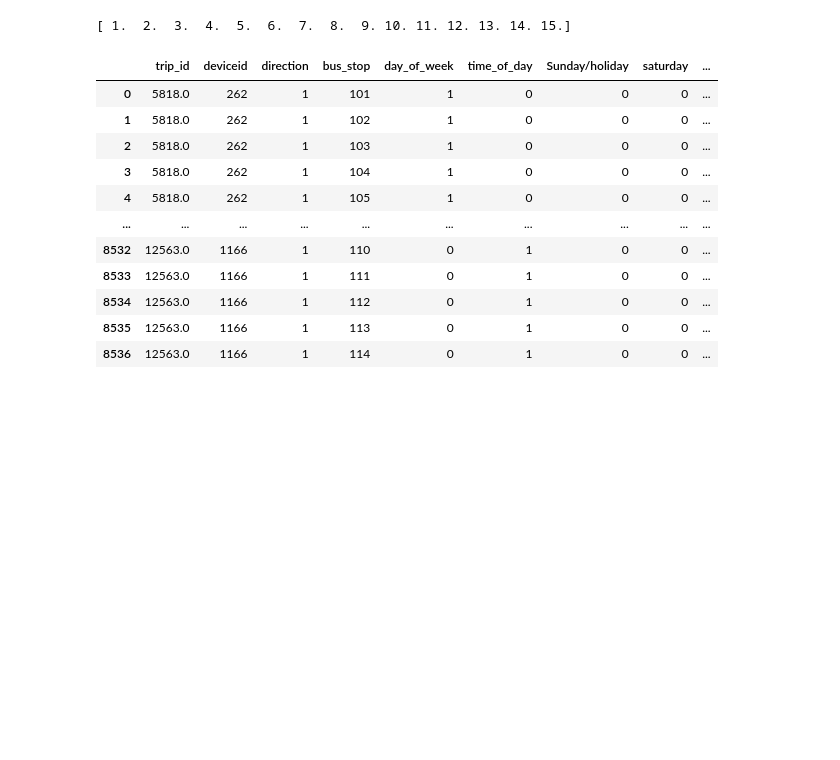
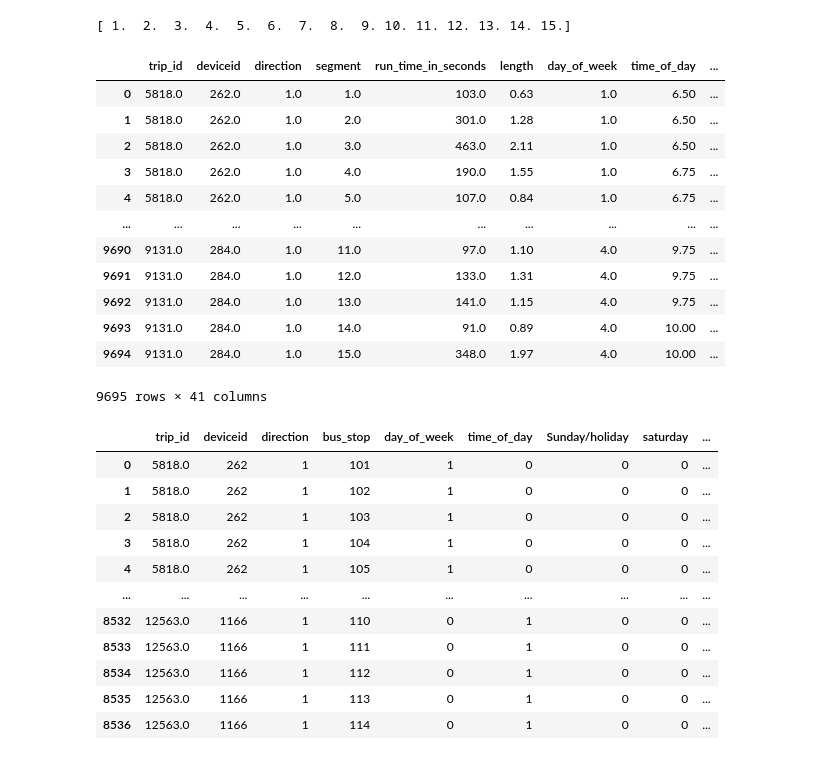
Before and after one commit to Ginushmal/DSE-Project-Bus-Arrival-time-Prediction-GRP29, a Jupyter notebook: New_Aproch/09.combinePredictions.ipynb, the cells around one changed output. Saved outputs shown, nothing was run; the diff lists cells and outputs as text; code cells hidden in the pictures; blank space fills up the shorter version.

```diff
--- a/New_Aproch/09.combinePredictions.ipynb
+++ b/New_Aproch/09.combinePredictions.ipynb
@@ -16,6 +16,22 @@ segments=runtime_pred['segment'].unique()
 print(segments)
 # %% [output]
 [ 1.  2.  3.  4.  5.  6.  7.  8.  9. 10. 11. 12. 13. 14. 15.]
+# %%
+runtime_pred
+# %% [output]
+|  | trip_id | deviceid | direction | segment | run_time_in_seconds | length | day_of_week | time_of_day | ... |
+| 0 | 5818.0 | 262.0 | 1.0 | 1.0 | 103.0 | 0.63 | 1.0 | 6.50 | ... |
+| 1 | 5818.0 | 262.0 | 1.0 | 2.0 | 301.0 | 1.28 | 1.0 | 6.50 | ... |
+| 2 | 5818.0 | 262.0 | 1.0 | 3.0 | 463.0 | 2.11 | 1.0 | 6.50 | ... |
+| 3 | 5818.0 | 262.0 | 1.0 | 4.0 | 190.0 | 1.55 | 1.0 | 6.75 | ... |
+| 4 | 5818.0 | 262.0 | 1.0 | 5.0 | 107.0 | 0.84 | 1.0 | 6.75 | ... |
+| ... | ... | ... | ... | ... | ... | ... | ... | ... | ... |
+| 9690 | 9131.0 | 284.0 | 1.0 | 11.0 | 97.0 | 1.10 | 4.0 | 9.75 | ... |
+| 9691 | 9131.0 | 284.0 | 1.0 | 12.0 | 133.0 | 1.31 | 4.0 | 9.75 | ... |
+| 9692 | 9131.0 | 284.0 | 1.0 | 13.0 | 141.0 | 1.15 | 4.0 | 9.75 | ... |
+| 9693 | 9131.0 | 284.0 | 1.0 | 14.0 | 91.0 | 0.89 | 4.0 | 10.00 | ... |
+| 9694 | 9131.0 | 284.0 | 1.0 | 15.0 | 348.0 | 1.97 | 4.0 | 10.00 | ... |
+9695 rows × 41 columns
 # %%
 dwelltime_pred
 # %% [output]
```
Also changed, not shown: parts of 14 cells of this notebook, 6 other files.
